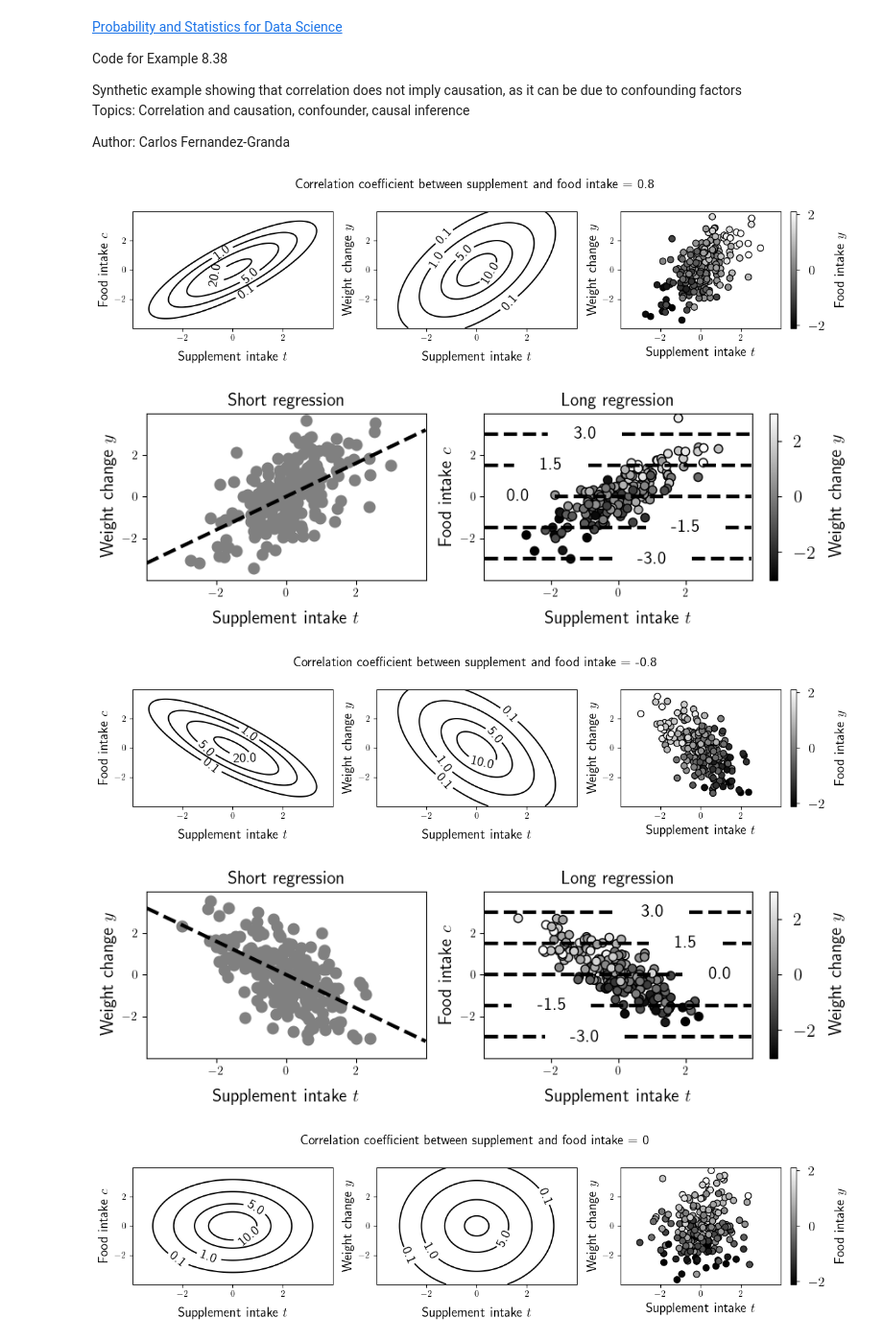
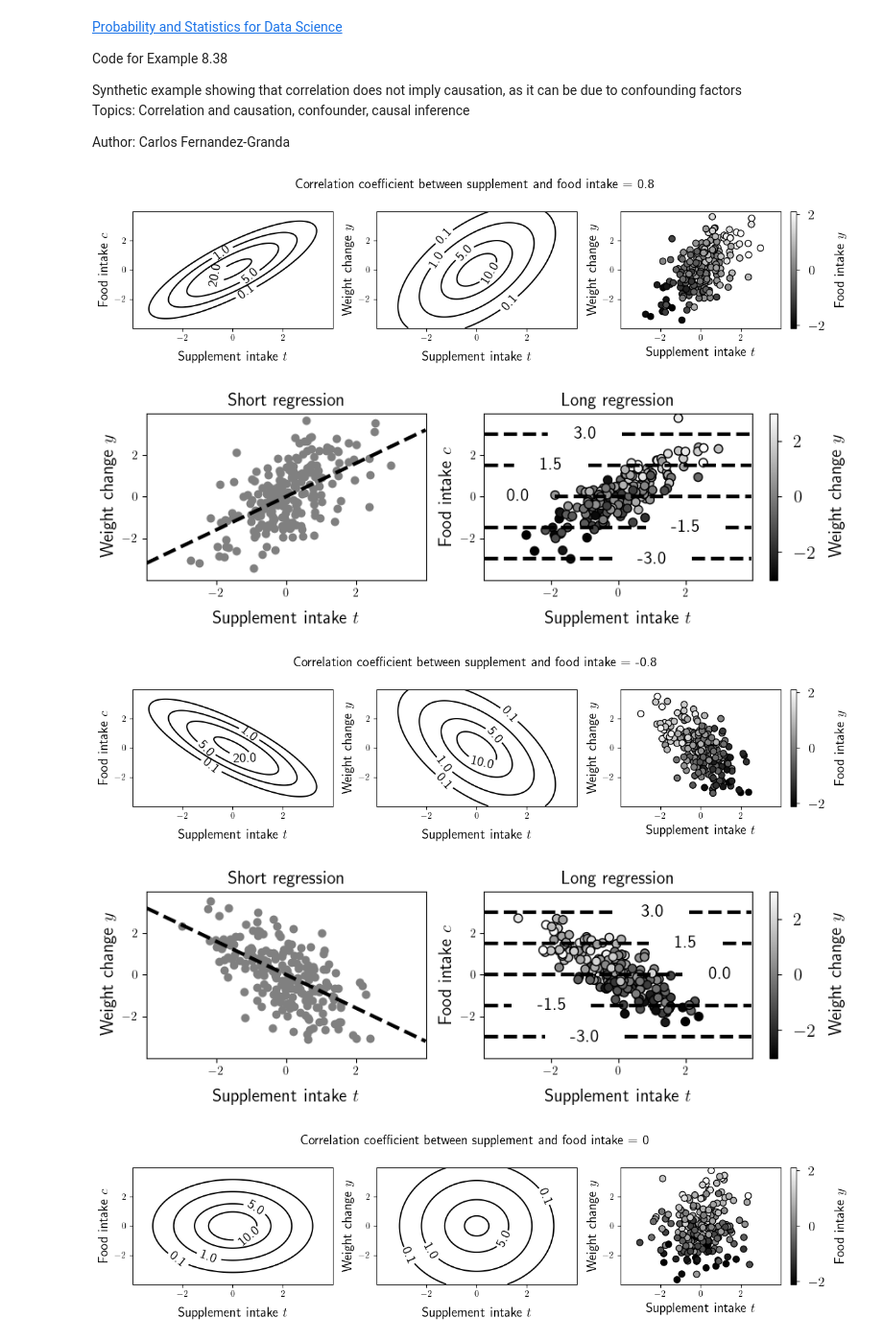
Before and after one commit to cfgranda/ps4ds, a Jupyter notebook: correlation/correlation_causation_guinea_pigs.ipynb, the cells around one changed output. Shown at 96% size. Saved outputs shown, nothing was run; the diff lists cells and outputs as text; code cells hidden in the pictures.

```diff
--- a/correlation/correlation_causation_guinea_pigs.ipynb
+++ b/correlation/correlation_causation_guinea_pigs.ipynb
@@ -115,34 +115,34 @@ for ind,sigma_tc in enumerate(sigma_tc_vals):
     plt.tight_layout();
 
     fig, axes = plt.subplots(1, 2, figsize=(9,3),width_ratios=[1,1.2])
 
-    axes[0].scatter(samples_t,samples_y,s=scatter_size_large,linewidth=3,color="gray",rasterized=True)
+    axes[0].scatter(samples_t,samples_y,s=scatter_size_large,linewidth=0,color="gray",rasterized=True)
     axes[0].plot(t,sigma_tc * t,lw=3,
              color="black",ls="dashed",label="Linear model")
     axes[0].set_ylim([ymin,ymax])
     axes[0].set_xlim([tmin,tmax])
     axes[0].set_xlabel(r'Supplement intake $t$',fontsize=font_size,labelpad = 10)
     axes[0].set_ylabel(r'Weight change $y$',fontsize=font_size,labelpad = 5)
     axes[0].set_title(r'Short regression',fontsize=font_size)
 
     sc = axes[1].scatter(samples_t,samples_c,c=samples_y,s=scatter_size_large,linewidth=1,cmap="gray",edgecolor='black',vmax = 3,vmin = -3,
                 rasterized=True)
     CS = axes[1].contour(C.T,colors="black", extent=[tmin,tmax,cmin,cmax],
                     origin='lower',linewidths=3,linestyles="dashed",levels=5)
     axes[1].clabel(CS, fontsize=font_size_clabels, inline=1,fmt = '%1.1f',manual =manual_locations[ind],inline_spacing=35)
     cbar = plt.colorbar(sc,shrink=1)
     cbar.ax.tick_params(labelsize=font_size_ticks,pad = 10)
     cbar.set_label(label=r'Weight change $y$',fontsize=font_size,labelpad = 10)
     axes[1].set_ylim([cmin,cmax])
     axes[1].set_xlim([tmin,tmax])
     axes[1].set_xlabel(r'Supplement intake $t$',fontsize=font_size,labelpad = 10)
     axes[1].set_ylabel(r'Food intake $c$',fontsize=font_size,labelpad = 5)
     axes[1].set_title(r'Long regression',fontsize=font_size)
 
     plt.tight_layout();
 # %% [output]
 [figure]
-[figure, old version]
+[figure, new version]
 [figure]
-[figure, old version]
+[figure, new version]
 [figure]
```
Also changed, not shown: parts of 1 cell of this notebook.
